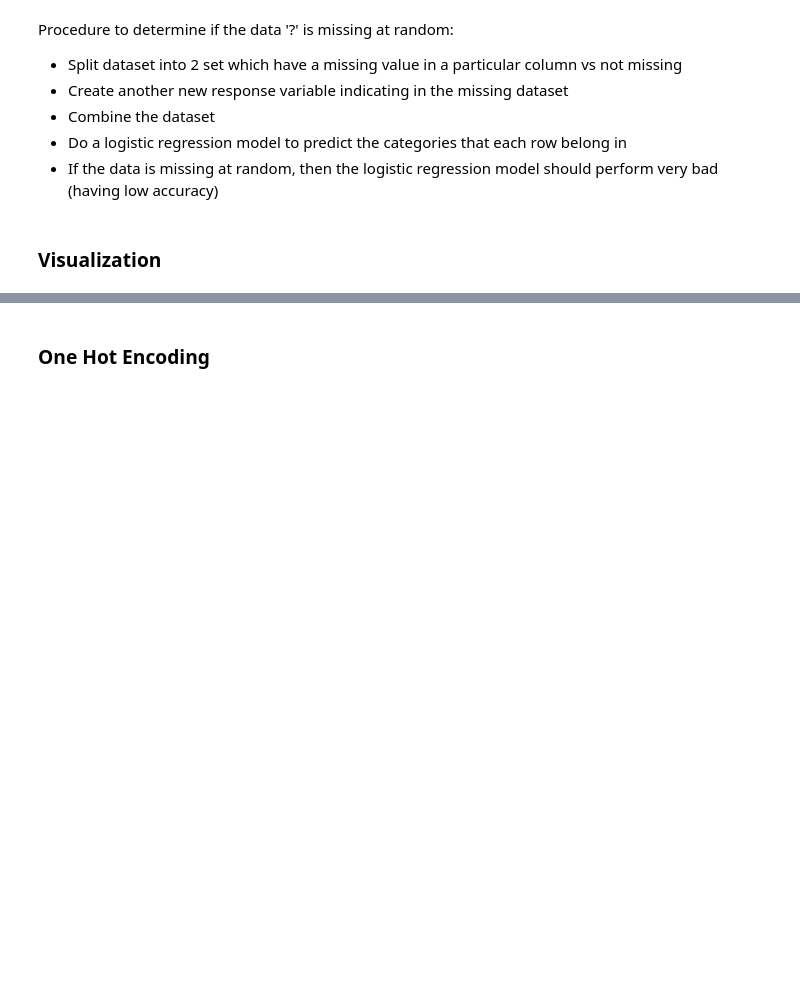
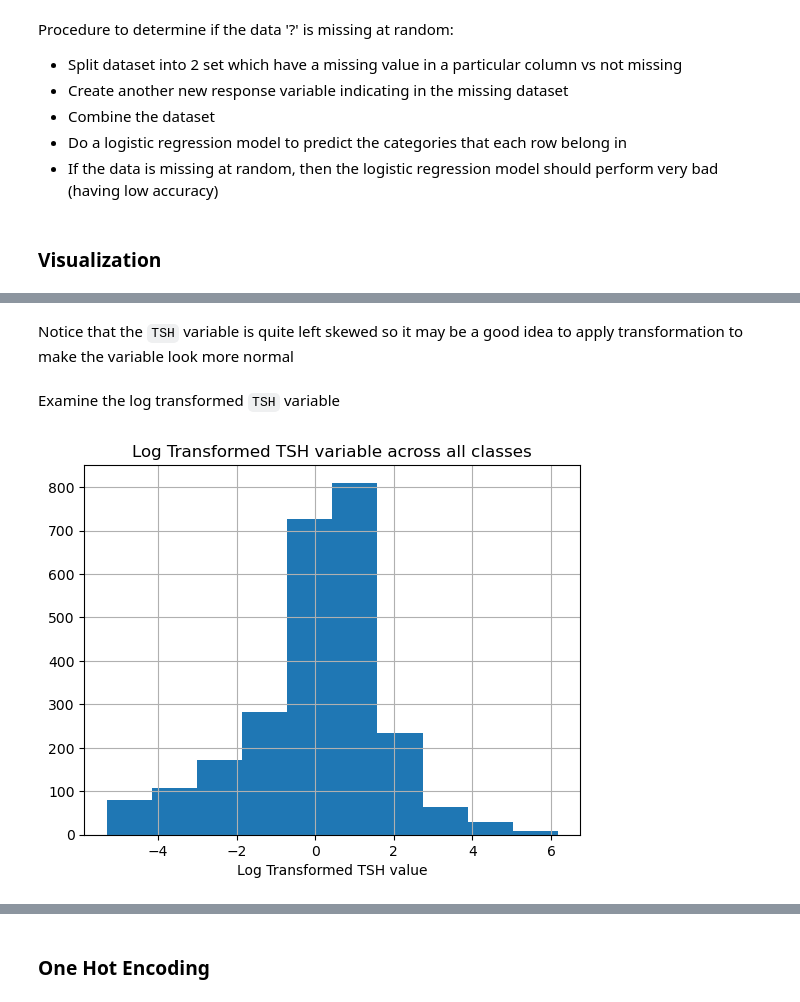
Before and after one commit to dflin96/UChicago-ADSP-31009-ON1-Machine-Learning-Predictive-Analytics-FnalProject-ThyroidDisease, a Jupyter notebook: ThyroidDisease.ipynb, the cells around one changed output, grey strips where cells are left out. Saved outputs shown, nothing was run; the diff lists cells and outputs as text; code cells hidden in the pictures; blank space fills up the shorter version.

```diff
--- a/ThyroidDisease.ipynb
+++ b/ThyroidDisease.ipynb
@@ -613,0 +682,11 @@ print('Accuracy of logistic regression classifier on test set: {:.2f}'.format(lo
+# %% [markdown]
+Notice that the `TSH` variable is quite left skewed so it may be a good idea to apply transformation to make the variable look more normal
+# %% [markdown]
+Examine the log transformed `TSH` variable
+# %%
+np.log(df['TSH']).hist()
+plt.title("Log Transformed TSH variable across all classes")
+plt.xlabel("Log Transformed TSH value")
+plt.show()
+# %% [output]
+[figure, added]
```
Also changed, not shown: parts of 27 cells of this notebook.
